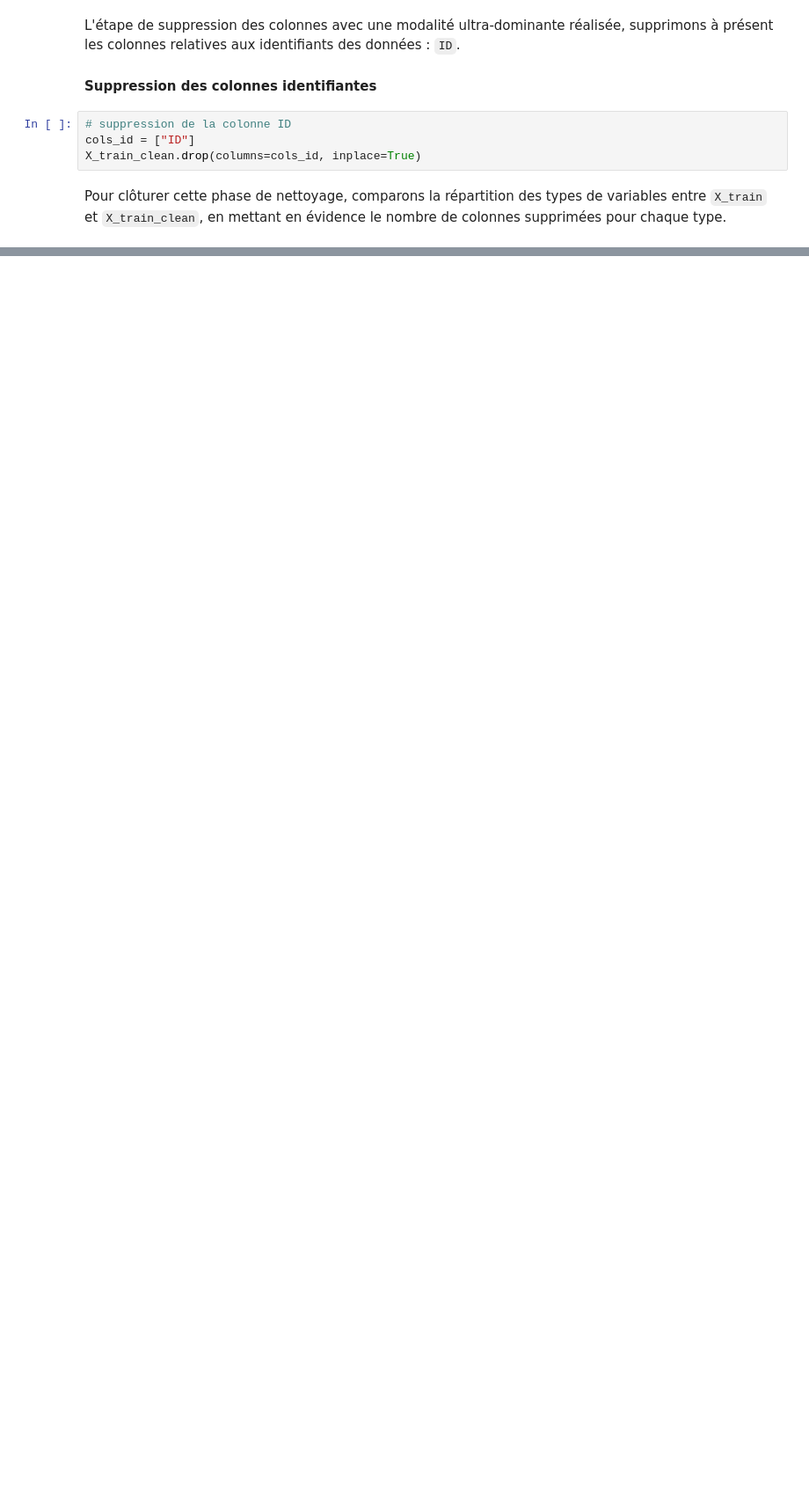
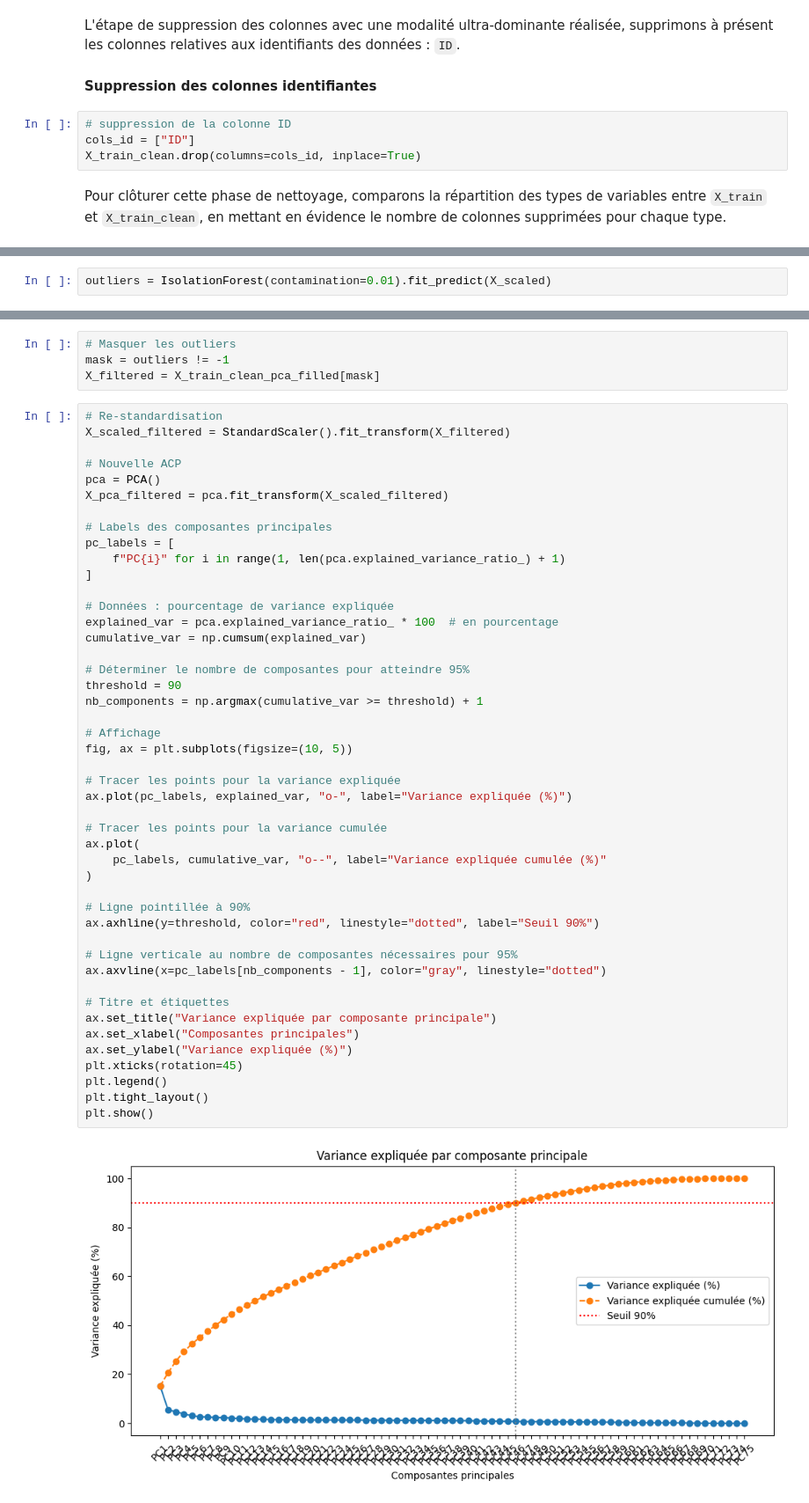
Before and after one commit to auduvignac/challengedata_ens_AssurPrime, a Jupyter notebook: notebooks/exploration/assurprime_modeling_workflow.ipynb, the cells around one changed output, grey strips where cells are left out. Shown at 88% size. Saved outputs shown, nothing was run; the diff lists cells and outputs as text; blank space fills up the shorter version.

```diff
--- a/notebooks/exploration/assurprime_modeling_workflow.ipynb
+++ b/notebooks/exploration/assurprime_modeling_workflow.ipynb
@@ -1829,0 +3241,2 @@ Ce résultat nous offre plusieurs leviers d’analyse et d’optimisation :
+# %%
+outliers = IsolationForest(contamination=0.01).fit_predict(X_scaled)
@@ -1829,0 +3254,52 @@ Ce résultat nous offre plusieurs leviers d’analyse et d’optimisation :
+# %%
+# Masquer les outliers
+mask = outliers != -1
+X_filtered = X_train_clean_pca_filled[mask]
+# %%
+# Re-standardisation
+X_scaled_filtered = StandardScaler().fit_transform(X_filtered)
+
+# Nouvelle ACP
+pca = PCA()
+X_pca_filtered = pca.fit_transform(X_scaled_filtered)
+
+# Labels des composantes principales
+pc_labels = [
+    f"PC{i}" for i in range(1, len(pca.explained_variance_ratio_) + 1)
+]
+
+# Données : pourcentage de variance expliquée
+explained_var = pca.explained_variance_ratio_ * 100  # en pourcentage
+cumulative_var = np.cumsum(explained_var)
+
+# Déterminer le nombre de composantes pour atteindre 95%
+threshold = 90
+nb_components = np.argmax(cumulative_var >= threshold) + 1
+
+# Affichage
+fig, ax = plt.subplots(figsize=(10, 5))
+
+# Tracer les points pour la variance expliquée
+ax.plot(pc_labels, explained_var, "o-", label="Variance expliquée (%)")
+
+# Tracer les points pour la variance cumulée
+ax.plot(
+    pc_labels, cumulative_var, "o--", label="Variance expliquée cumulée (%)"
+)
+
+# Ligne pointillée à 90%
+ax.axhline(y=threshold, color="red", linestyle="dotted", label="Seuil 90%")
+
+# Ligne verticale au nombre de composantes nécessaires pour 95%
+ax.axvline(x=pc_labels[nb_components - 1], color="gray", linestyle="dotted")
+
+# Titre et étiquettes
+ax.set_title("Variance expliquée par composante principale")
+ax.set_xlabel("Composantes principales")
+ax.set_ylabel("Variance expliquée (%)")
+plt.xticks(rotation=45)
+plt.legend()
+plt.tight_layout()
+plt.show()
+# %% [output]
+[figure, added]
```
Also changed, not shown: parts of 306 cells of this notebook.
